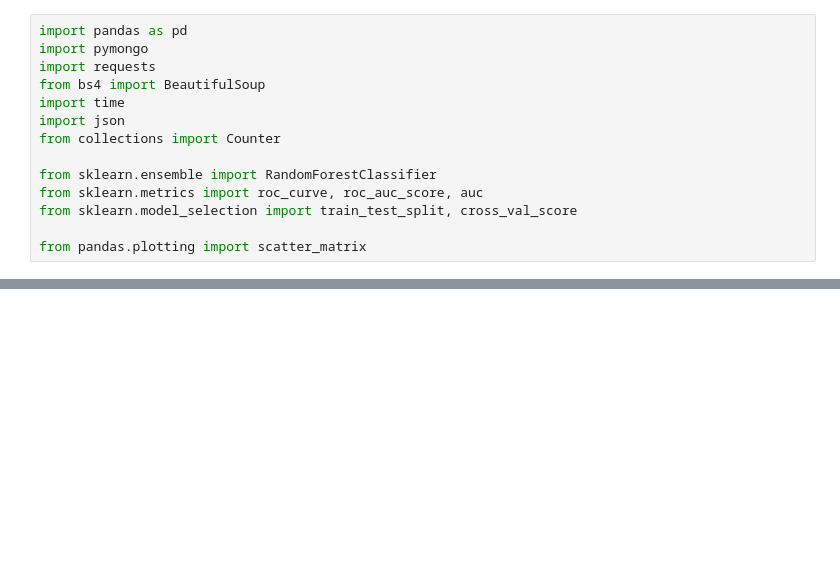
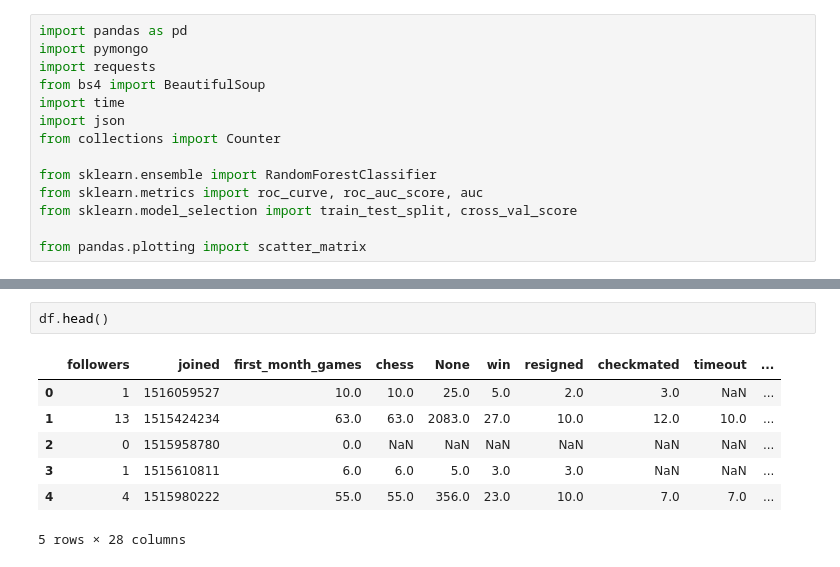
Before and after one commit to Bmcgarry194/ChessStyle, a Jupyter notebook: Chess_EDA.ipynb, the cells around one changed output, grey strips where cells are left out. Drawn from its saved outputs; the diff is of its cells as text; blank space fills up the shorter version.

```diff
--- a/Chess_EDA.ipynb
+++ b/Chess_EDA.ipynb
@@ -322 +318,11 @@ df.fillna(0)
+# %%
+df.head()
+# %% [output]
+|  | followers | joined | first_month_games | chess | None | win | resigned | checkmated | timeout | ... |
+| 0 | 1 | 1516059527 | 10.0 | 10.0 | 25.0 | 5.0 | 2.0 | 3.0 | NaN | ... |
+| 1 | 13 | 1515424234 | 63.0 | 63.0 | 2083.0 | 27.0 | 10.0 | 12.0 | 10.0 | ... |
+| 2 | 0 | 1515958780 | 0.0 | NaN | NaN | NaN | NaN | NaN | NaN | ... |
+| 3 | 1 | 1515610811 | 6.0 | 6.0 | 5.0 | 3.0 | 3.0 | NaN | NaN | ... |
+| 4 | 4 | 1515980222 | 55.0 | 55.0 | 356.0 | 23.0 | 10.0 | 7.0 | 7.0 | ... |
+5 rows × 28 columns
 # %%
```
Also changed, not shown: parts of 10 cells of this notebook, 1 other file.
